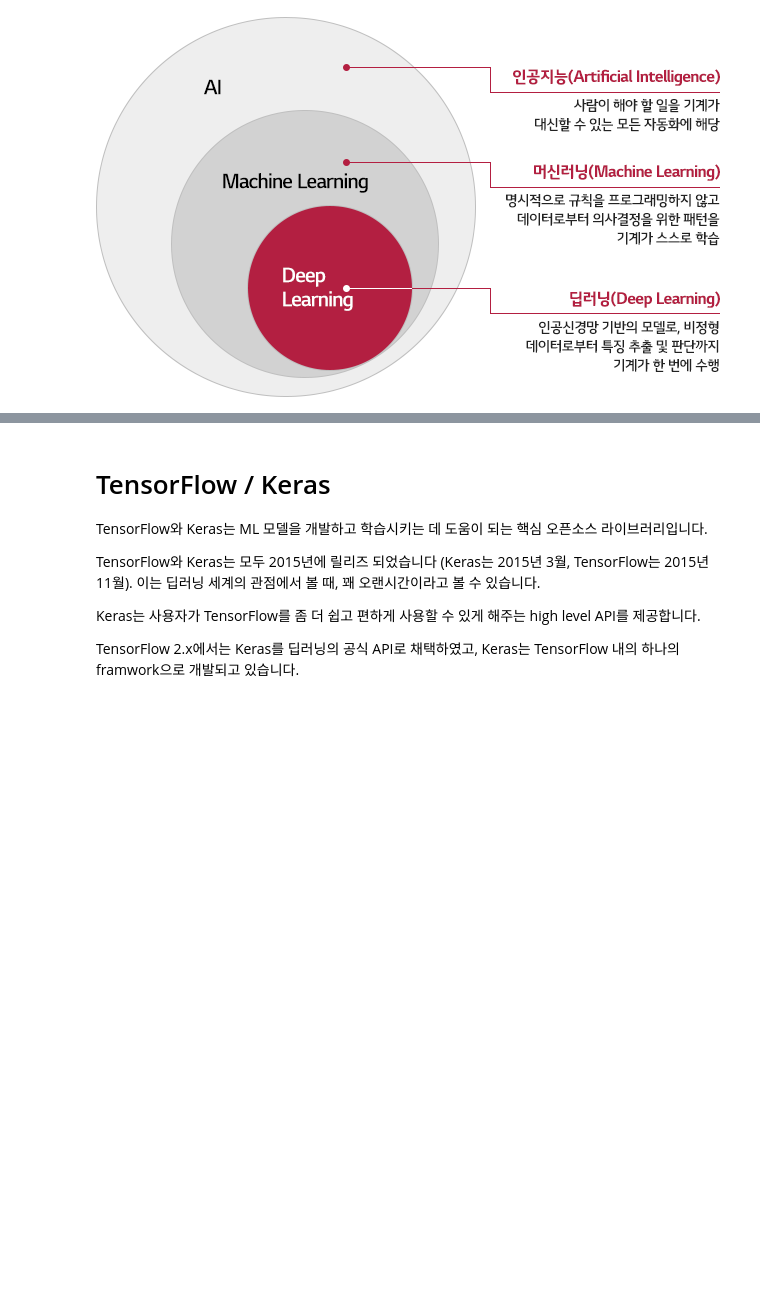
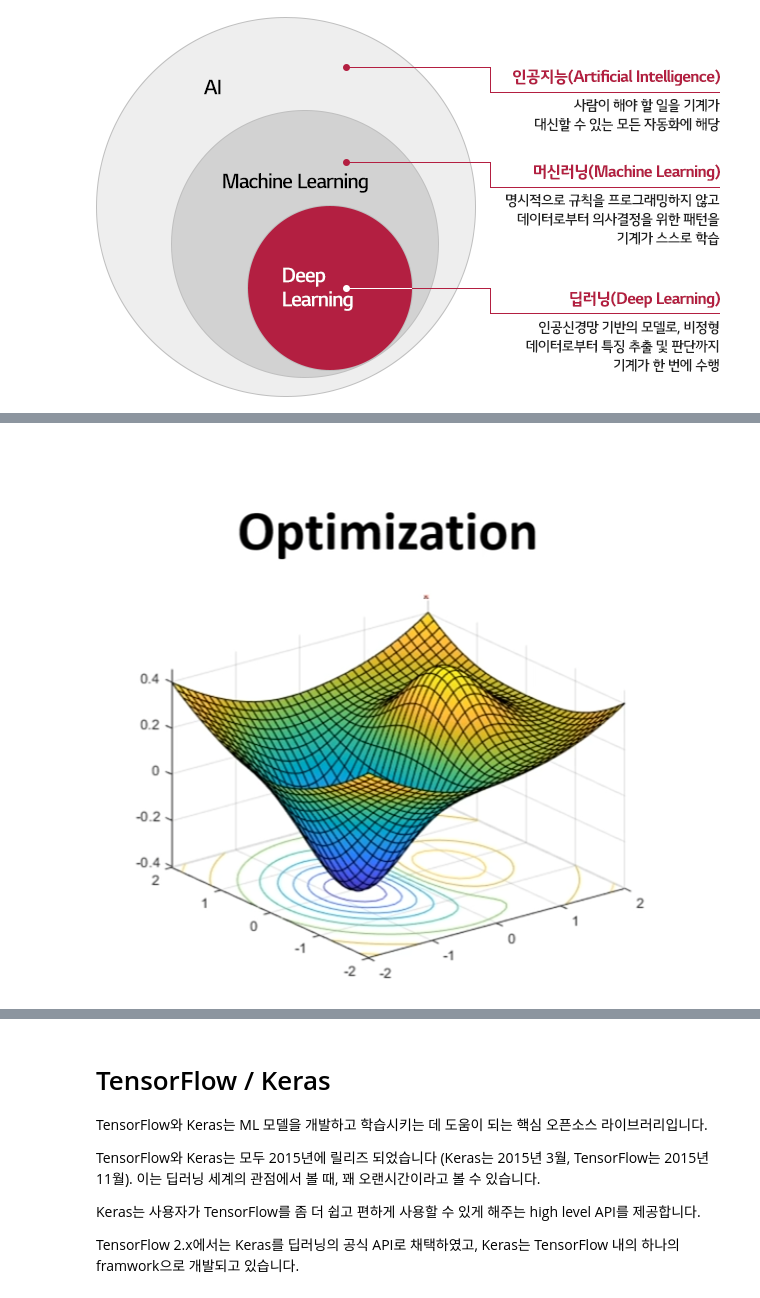
Before and after one commit to SeHwanYoo/gitc_dl_seminar, a Jupyter notebook: 20220120/01 Concept_of_Deep_Learning_and_tutorial.ipynb, the cells around one changed output, grey strips where cells are left out. Cells and saved outputs as stored; diff of their text form; code cells hidden in the pictures; blank space fills up the shorter version.

```diff
--- a/20220120/01 Concept_of_Deep_Learning_and_tutorial.ipynb
+++ b/20220120/01 Concept_of_Deep_Learning_and_tutorial.ipynb
@@ -56,0 +85,6 @@ Image('images/diff.png')
+# %%
+Image('images/optimization.png')
+
+# loss 의 데이터를 어떻게 줄일 것이에 대한 방법
+# %% [output]
+[figure, added]
```
Also changed, not shown: parts of 10 cells of this notebook, 7 other files.
